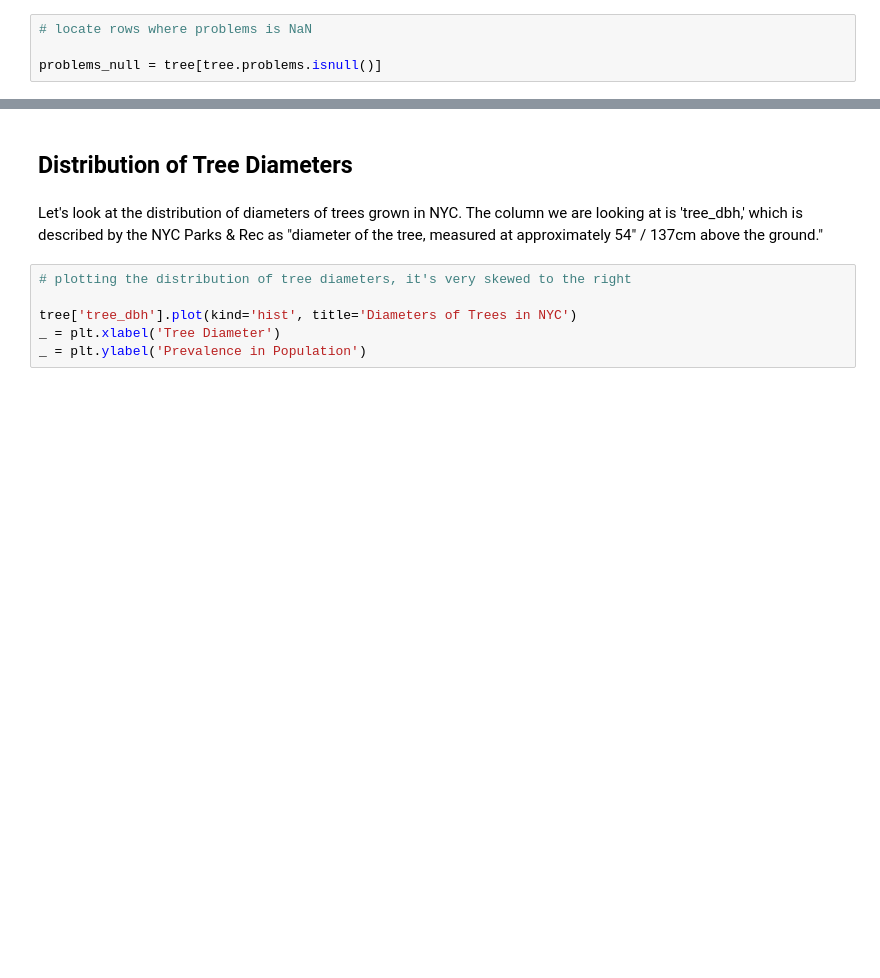
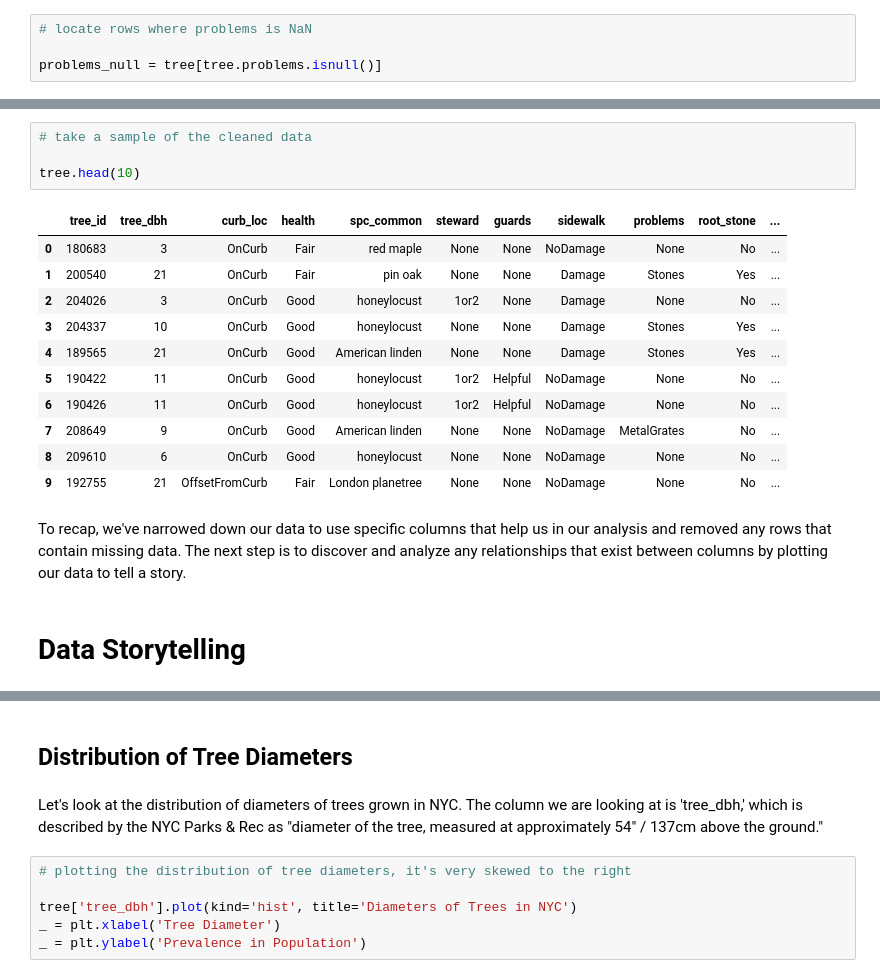
Before and after one commit to annasophiat/tree-health-census, a Jupyter notebook: capstone-tree.ipynb, the cells around one changed output, grey strips where cells are left out. Cells and saved outputs as stored; diff of their text form; blank space fills up the shorter version.

```diff
--- a/capstone-tree.ipynb
+++ b/capstone-tree.ipynb
@@ -330,3 +347,23 @@ brch_other    0
 address       0
 borough       0
 dtype: int64
+# %%
+# take a sample of the cleaned data
+
+tree.head(10)
+# %% [output]
+|  | tree_id | tree_dbh | curb_loc | health | spc_common | steward | guards | sidewalk | problems | root_stone | ... |
+| 0 | 180683 | 3 | OnCurb | Fair | red maple | None | None | NoDamage | None | No | ... |
+| 1 | 200540 | 21 | OnCurb | Fair | pin oak | None | None | Damage | Stones | Yes | ... |
+| 2 | 204026 | 3 | OnCurb | Good | honeylocust | 1or2 | None | Damage | None | No | ... |
+| 3 | 204337 | 10 | OnCurb | Good | honeylocust | None | None | Damage | Stones | Yes | ... |
+| 4 | 189565 | 21 | OnCurb | Good | American linden | None | None | Damage | Stones | Yes | ... |
+| 5 | 190422 | 11 | OnCurb | Good | honeylocust | 1or2 | Helpful | NoDamage | None | No | ... |
+| 6 | 190426 | 11 | OnCurb | Good | honeylocust | 1or2 | Helpful | NoDamage | None | No | ... |
+| 7 | 208649 | 9 | OnCurb | Good | American linden | None | None | NoDamage | MetalGrates | No | ... |
+| 8 | 209610 | 6 | OnCurb | Good | honeylocust | None | None | NoDamage | None | No | ... |
+| 9 | 192755 | 21 | OffsetFromCurb | Fair | London planetree | None | None | NoDamage | None | No | ... |
+# %% [markdown]
+To recap, we've narrowed down our data to use specific columns that help us in our analysis and removed any rows that contain missing data. The next step is to discover and analyze any relationships that exist between columns by plotting our data to tell a story.
+# %% [markdown]
+# Data Storytelling
```
Also changed, not shown: parts of 25 cells of this notebook.
